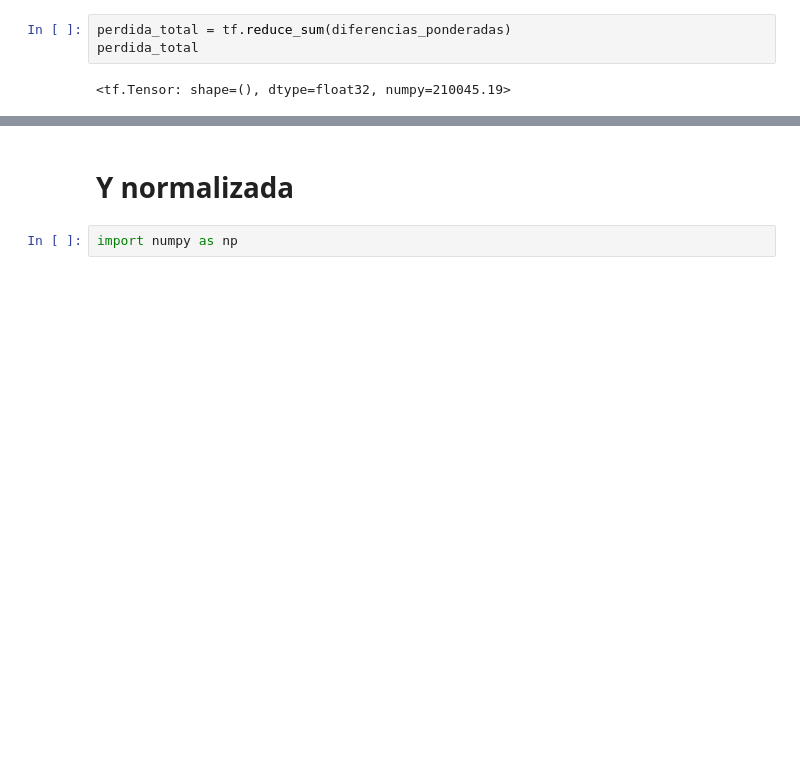
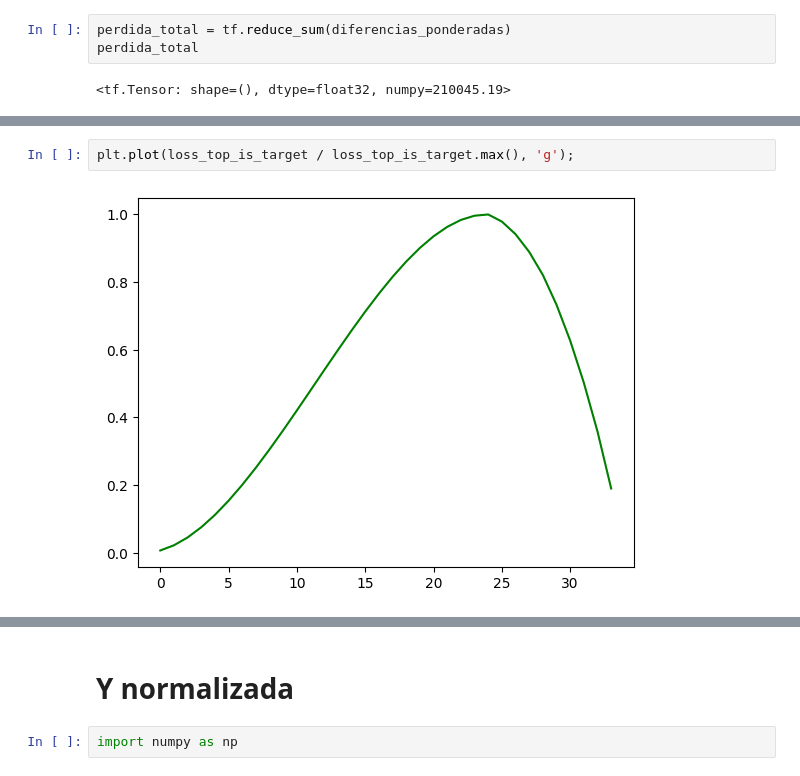
Before and after one commit to tintenderete/TFM, a Jupyter notebook: C_funcion_perdida_1.ipynb, the cells around one changed output, grey strips where cells are left out. Cells and saved outputs as stored; diff of their text form; blank space fills up the shorter version.

```diff
--- a/C_funcion_perdida_1.ipynb
+++ b/C_funcion_perdida_1.ipynb
@@ -368,0 +442,4 @@ plt.plot(loss_mae / loss_mae.max(), 'p');
+# %%
+plt.plot(loss_top_is_target / loss_top_is_target.max(), 'g');
+# %% [output]
+[figure, added]
```
Also changed, not shown: parts of 51 cells of this notebook.
